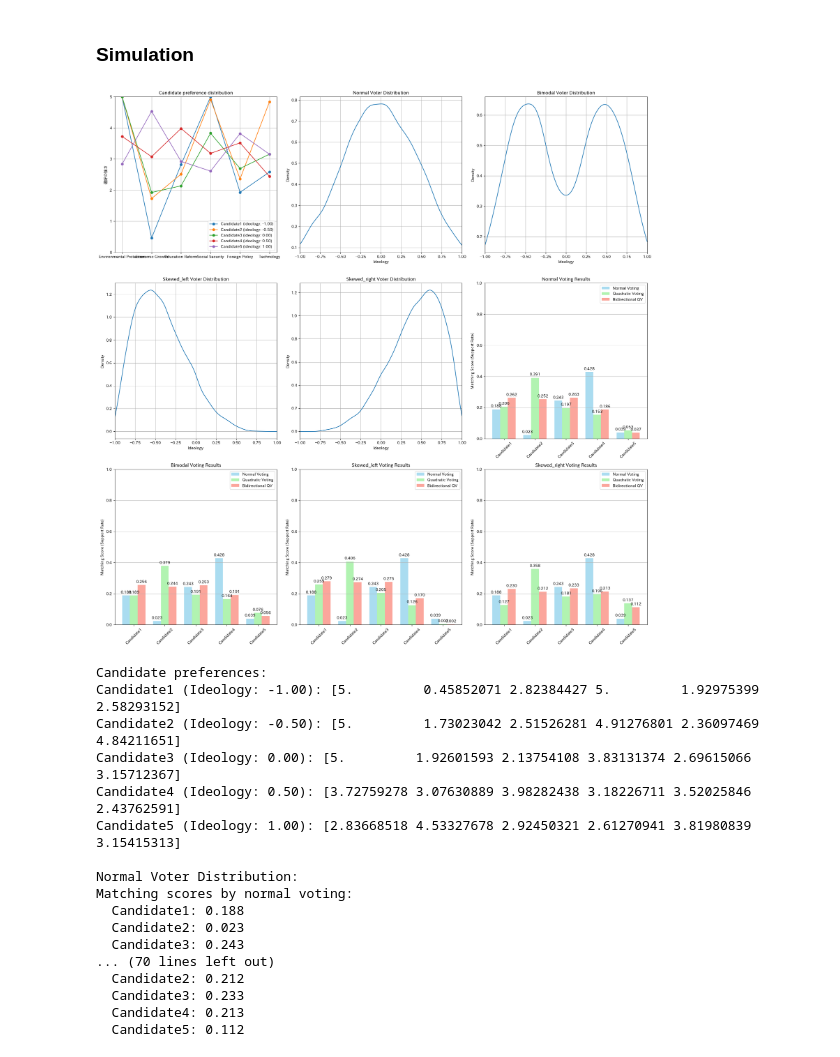
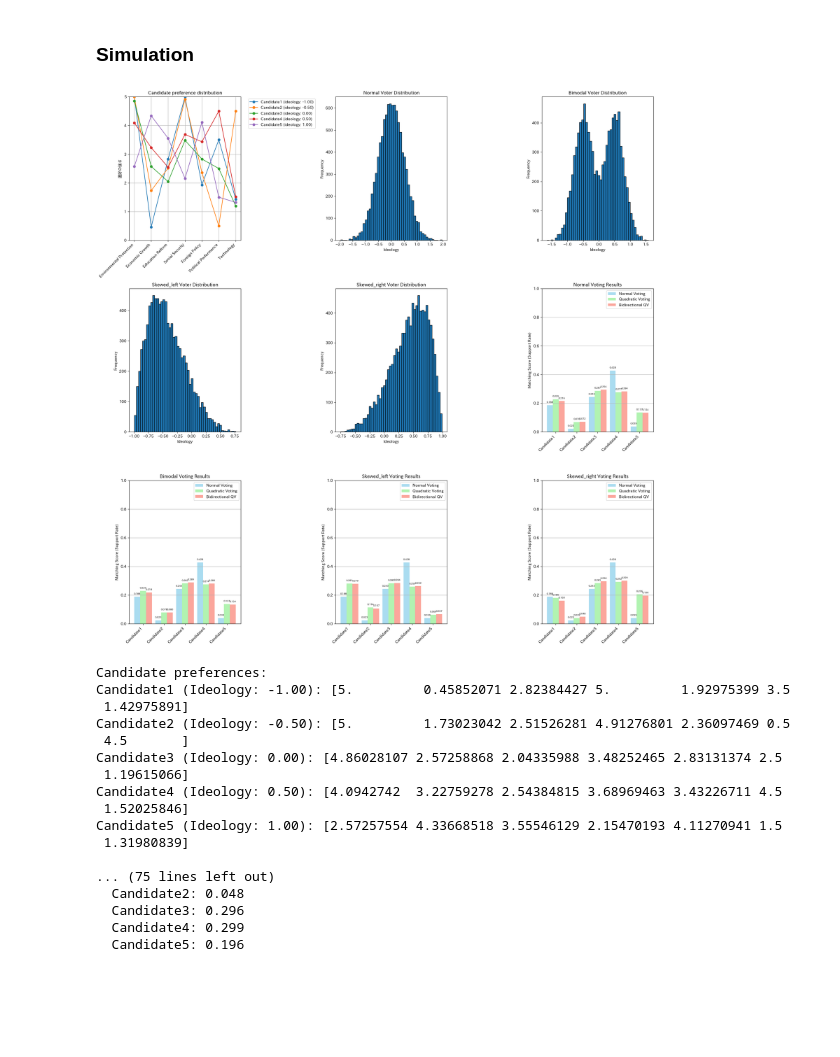
Before and after one commit to kentaro/bidirectional-quadratic-voting, a Jupyter notebook: experiments.ipynb, the cells around one changed output. Cells and saved outputs as stored; diff of their text form; code cells hidden in the pictures; blank space fills up the shorter version.

```diff
--- a/experiments.ipynb
+++ b/experiments.ipynb
@@ -139,7 +147,8 @@ import numpy as np
 np.random.seed(42)
 
 # Setting up issues
-issues = ['Environmental Protection', 'Economic Growth', 'Education Reform', 'Social Security', 'Foreign Policy', 'Technology']
+# Setting up issues
+issues = ['Environmental Protection', 'Economic Growth', 'Education Reform', 'Social Security', 'Foreign Policy', 'Political Performance', 'Technology']
 num_issues = len(issues)
 
 # Setting up candidates
@@ -164,7 +173,6 @@ distribution = [0.188, 0.023, 0.243, 0.428, 0.039]
 # %% [markdown]
 ### Simulation
 # %%
-import japanize_matplotlib
 import matplotlib.pyplot as plt
 
 results = {}
@@ -188,10 +196,12 @@ fig, axes = plt.subplots(3, 3, figsize=(20, 20))
 # Candidate preference distribution
 axes[0, 0].set_title('Candidate preference distribution')
 for i, prefs in enumerate(candidate_preferences):
-    axes[0, 0].plot(issues, prefs, marker='o', label=f'{candidates[i]} (ideology: {ideology_range[i]:.2f})')
+    axes[0, 0].plot(range(len(issues)), prefs, marker='o', label=f'{candidates[i]} (ideology: {ideology_range[i]:.2f})')
 axes[0, 0].set_ylabel('選好の強さ')
 axes[0, 0].set_ylim(0, 5)
-axes[0, 0].legend()
+axes[0, 0].set_xticks(range(len(issues)))
+axes[0, 0].set_xticklabels(issues, rotation=45, ha='right')
+axes[0, 0].legend(bbox_to_anchor=(1.05, 1), loc='upper left')
 axes[0, 0].grid(True)
 
 # Voter ideology distribution and comparison of voting methods
@@ -201,21 +211,16 @@ voting_result_positions = [(1, 2), (2, 0), (2, 1), (2, 2)]
 for i, (v_dist, (voter_ideologies, normal_scores, quadratic_scores, bidirectional_scores)) in enumerate(results.items()):
     # Voter ideology distribution
     row, col = voter_dist_positions[i]
-    ax_hist = axes[row, col]
-    kde = stats.gaussian_kde(voter_ideologies)
-    x_range = np.linspace(-1, 1, 200)
-    ax_hist.plot(x_range, kde(x_range))
-    ax_hist.set_title(f'{v_dist.capitalize()} Voter Distribution')
-    ax_hist.set_xlabel('Ideology')
-    ax_hist.set_ylabel('Density')
-    ax_hist.set_xlim(-1, 1)
-    ax_hist.grid(True)
+    axes[row, col].hist(voter_ideologies, bins=50, edgecolor='black')
+    axes[row, col].set_title(f'{v_dist.capitalize()} Voter Distribution')
+    axes[row, col].set_xlabel('Ideology')
+    axes[row, col].set_ylabel('Frequency')
 
     # Comparison of voting methods
     row, col = voting_result_positions[i]
     ax_match = axes[row, col]
     x = np.arange(len(candidates))
-    width = 0.25
+    width = 0.28  # 幅を少し広げる
 
     rects1 = ax_match.bar(x - width, normal_scores, width, label='Normal Voting', color='skyblue', alpha=0.7)
     rects2 = ax_match.bar(x, quadratic_scores, width, label='Quadratic Voting', color='lightgreen', alpha=0.7)
@@ -224,60 +229,60 @@ for i, (v_dist, (voter_ideologies, normal_scores, quadratic_scores, bidirectiona
     ax_match.set_ylabel('Matching Score (Support Rate)')
     ax_match.set_title(f'{v_dist.capitalize()} Voting Results')
     ax_match.set_xticks(x)
-    ax_match.set_xticklabels(candidates, rotation=45)
+    ax_match.set_xticklabels(candidates, rotation=45, ha='right')
     ax_match.set_ylim(0, 1)
     ax_match.legend()
     ax_match.grid(axis='y')
 
-    # Display numerical values on bar graphs
     def autolabel(rects, scores):
         for rect, score in zip(rects, scores):
             height = rect.get_height()
             ax_match.annotate(f'{score:.3f}',
                         xy=(rect.get_x() + rect.get_width() / 2, height),
-                        xytext=(0, 3),  # 3 points vertical offset
-                        textcoords="offset points",
-                        ha='center', va='bottom')
+                    xytext=(0, 5),  # 5 points vertical offset
+                    textcoords="offset points",
+                    ha='center', va='bottom',
+                    fontsize=6)
 
     autolabel(rects1, normal_scores)
     autolabel(rects2, quadratic_scores)
     autolabel(rects3, bidirectional_scores)
 
 plt.tight_layout()
 plt.show()
 
 # Output of results
 print("Candidate preferences:")
 for i, prefs in enumerate(candidate_preferences):
     print(f"{candidates[i]} (Ideology: {ideology_range[i]:.2f}): {prefs}")
 
 for v_dist, (_, normal_scores, quadratic_scores, bidirectional_scores) in results.items():
     print(f"\n{v_dist.capitalize()} Voter Distribution:")
     print("Matching scores by normal voting:")
     for i, score in enumerate(normal_scores):
         print(f"  {candidates[i]}: {score:.3f}")
     print("Matching scores by Quadratic Voting:")
     for i, score in enumerate(quadratic_scores):
         print(f"  {candidates[i]}: {score:.3f}")
     print("Matching scores by Bidirectional Quadratic Voting:")
     for i, score in enumerate(bidirectional_scores):
         print(f"  {candidates[i]}: {score:.3f}")
 # %% [output]
-[figure, old version]
+[figure, new version]
 Candidate preferences:
-Candidate1 (Ideology: -1.00): [5.         0.45852071 2.82384427 5.         1.92975399 2.58293152]
-Candidate2 (Ideology: -0.50): [5.         1.73023042 2.51526281 4.91276801 2.36097469 4.84211651]
-Candidate3 (Ideology: 0.00): [5.         1.92601593 2.13754108 3.83131374 2.69615066 3.15712367]
-Candidate4 (Ideology: 0.50): [3.72759278 3.07630889 3.98282438 3.18226711 3.52025846 2.43762591]
-Candidate5 (Ideology: 1.00): [2.83668518 4.53327678 2.92450321 2.61270941 3.81980839 3.15415313]
+Candidate1 (Ideology: -1.00): [5.         0.45852071 2.82384427 5.         1.92975399 3.5
+ 1.42975891]
+Candidate2 (Ideology: -0.50): [5.         1.73023042 2.51526281 4.91276801 2.36097469 0.5
+ 4.5       ]
+Candidate3 (Ideology: 0.00): [4.86028107 2.57258868 2.04335988 3.48252465 2.83131374 2.5
+ 1.19615066]
+Candidate4 (Ideology: 0.50): [4.0942742  3.22759278 2.54384815 3.68969463 3.43226711 4.5
+ 1.52025846]
+Candidate5 (Ideology: 1.00): [2.57257554 4.33668518 3.55546129 2.15470193 4.11270941 1.5
+ 1.31980839]
 
-Normal Voter Distribution:
-Matching scores by normal voting:
-  Candidate1: 0.188
-  Candidate2: 0.023
-  Candidate3: 0.243
-... (70 lines left out)
-  Candidate2: 0.212
-  Candidate3: 0.233
-  Candidate4: 0.213
-  Candidate5: 0.112
+... (75 lines left out)
+  Candidate2: 0.048
+  Candidate3: 0.296
+  Candidate4: 0.299
+  Candidate5: 0.196
```
Also changed, not shown: parts of 1 cell of this notebook.
